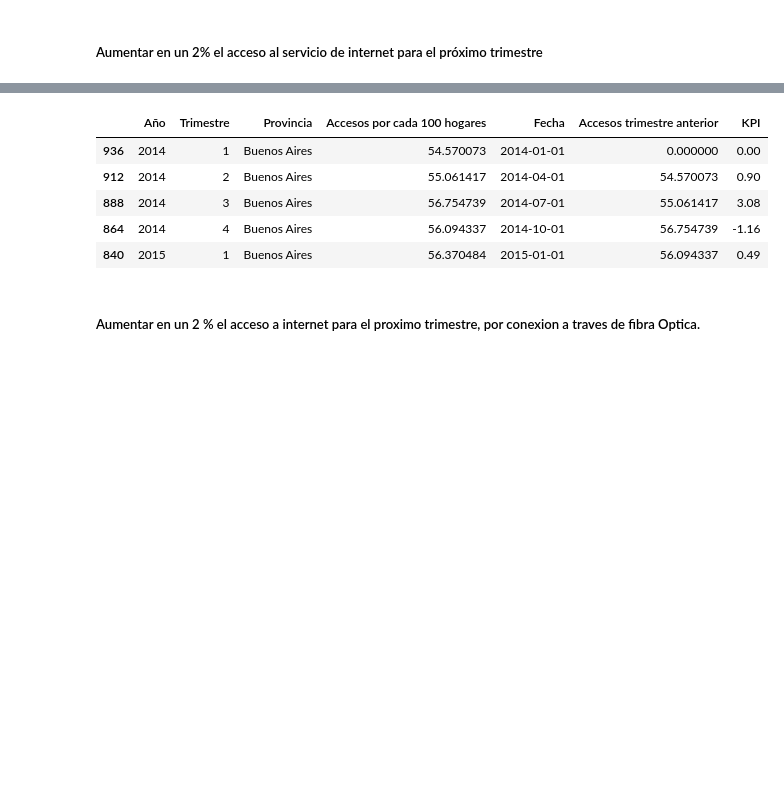
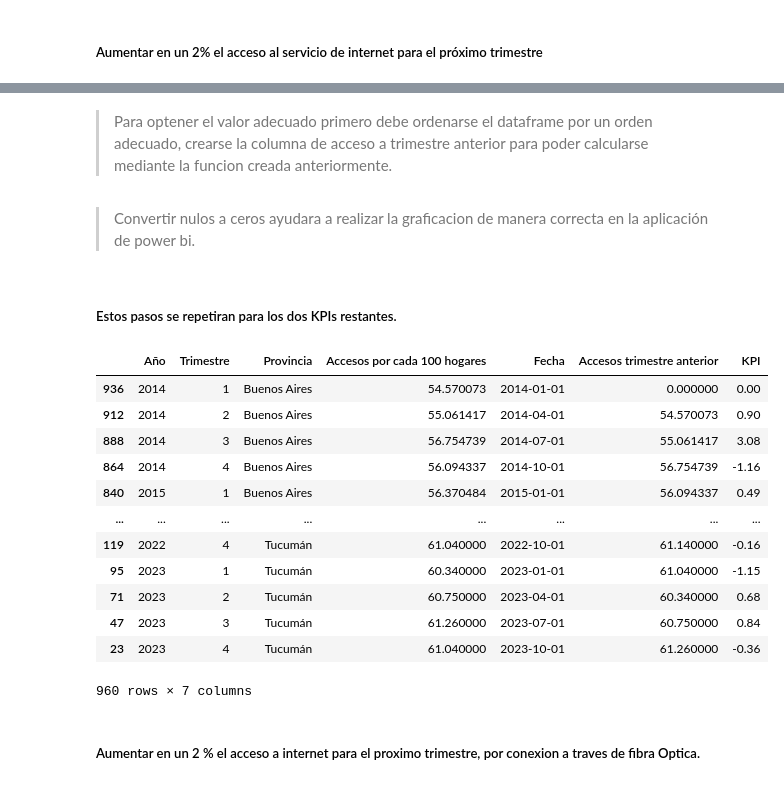
Before and after one commit to rammerbot/Data_Analytics_Telecomunicaciones_Argentina, a Jupyter notebook: ETL_EDA.ipynb, the cells around one changed output, grey strips where cells are left out. Drawn from its saved outputs; the diff is of its cells as text; code cells hidden in the pictures; blank space fills up the shorter version.

```diff
--- a/ETL_EDA.ipynb
+++ b/ETL_EDA.ipynb
@@ -909,20 +911,33 @@ data_pen_hog['Accesos trimestre anterior'] = data_pen_hog.groupby('Provincia')['
 
 # Aplicar la fórmula del KPI usando los valores del trimestre anterior
 data_pen_hog['KPI'] = data_pen_hog.apply(lambda row: calcular_kpi(row['Accesos por cada 100 hogares'], row['Accesos trimestre anterior']), axis=1)
+# %% [markdown]
+> Para optener el valor adecuado primero debe ordenarse el dataframe por un orden adecuado, crearse la columna de acceso a trimestre anterior para poder calcularse mediante la funcion creada anteriormente.
 # %%
 # Llenar valores nulos con 0.
 data_pen_hog['Accesos trimestre anterior'] = data_pen_hog['Accesos trimestre anterior'].fillna(0)
 data_pen_hog['KPI'] = data_pen_hog['KPI'].fillna(0)
+# %% [markdown]
+> Convertir nulos a ceros ayudara a realizar la graficacion de manera correcta en la aplicación de power bi.
+# %% [markdown]
+##### Estos pasos se repetiran para los dos KPIs restantes.
 # %%
 # Imprimir tabla resultado.
-data_pen_hog.head()
+data_pen_hog
 # %% [output]
 |  | Año | Trimestre | Provincia | Accesos por cada 100 hogares | Fecha | Accesos trimestre anterior | KPI |
 | 936 | 2014 | 1 | Buenos Aires | 54.570073 | 2014-01-01 | 0.000000 | 0.00 |
 | 912 | 2014 | 2 | Buenos Aires | 55.061417 | 2014-04-01 | 54.570073 | 0.90 |
 | 888 | 2014 | 3 | Buenos Aires | 56.754739 | 2014-07-01 | 55.061417 | 3.08 |
 | 864 | 2014 | 4 | Buenos Aires | 56.094337 | 2014-10-01 | 56.754739 | -1.16 |
 | 840 | 2015 | 1 | Buenos Aires | 56.370484 | 2015-01-01 | 56.094337 | 0.49 |
+| ... | ... | ... | ... | ... | ... | ... | ... |
+| 119 | 2022 | 4 | Tucumán | 61.040000 | 2022-10-01 | 61.140000 | -0.16 |
+| 95 | 2023 | 1 | Tucumán | 60.340000 | 2023-01-01 | 61.040000 | -1.15 |
+| 71 | 2023 | 2 | Tucumán | 60.750000 | 2023-04-01 | 60.340000 | 0.68 |
+| 47 | 2023 | 3 | Tucumán | 61.260000 | 2023-07-01 | 60.750000 | 0.84 |
+| 23 | 2023 | 4 | Tucumán | 61.040000 | 2023-10-01 | 61.260000 | -0.36 |
+960 rows × 7 columns
 # %% [markdown]
 ##### Aumentar en un 2 % el acceso a internet para el  proximo trimestre, por conexion a traves de fibra Optica.
 # %%
```
Also changed, not shown: parts of 5 cells of this notebook, 4 other files.
